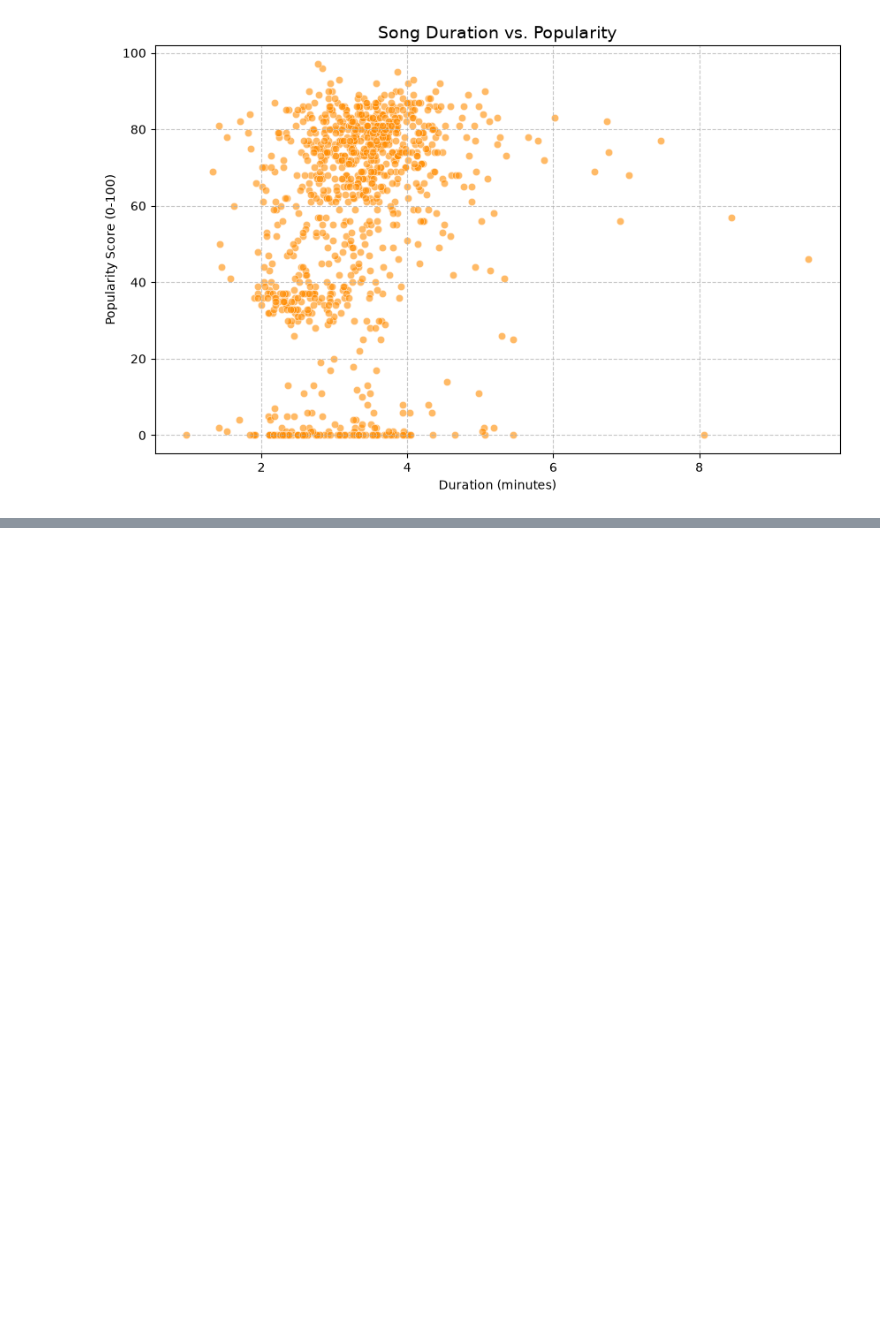
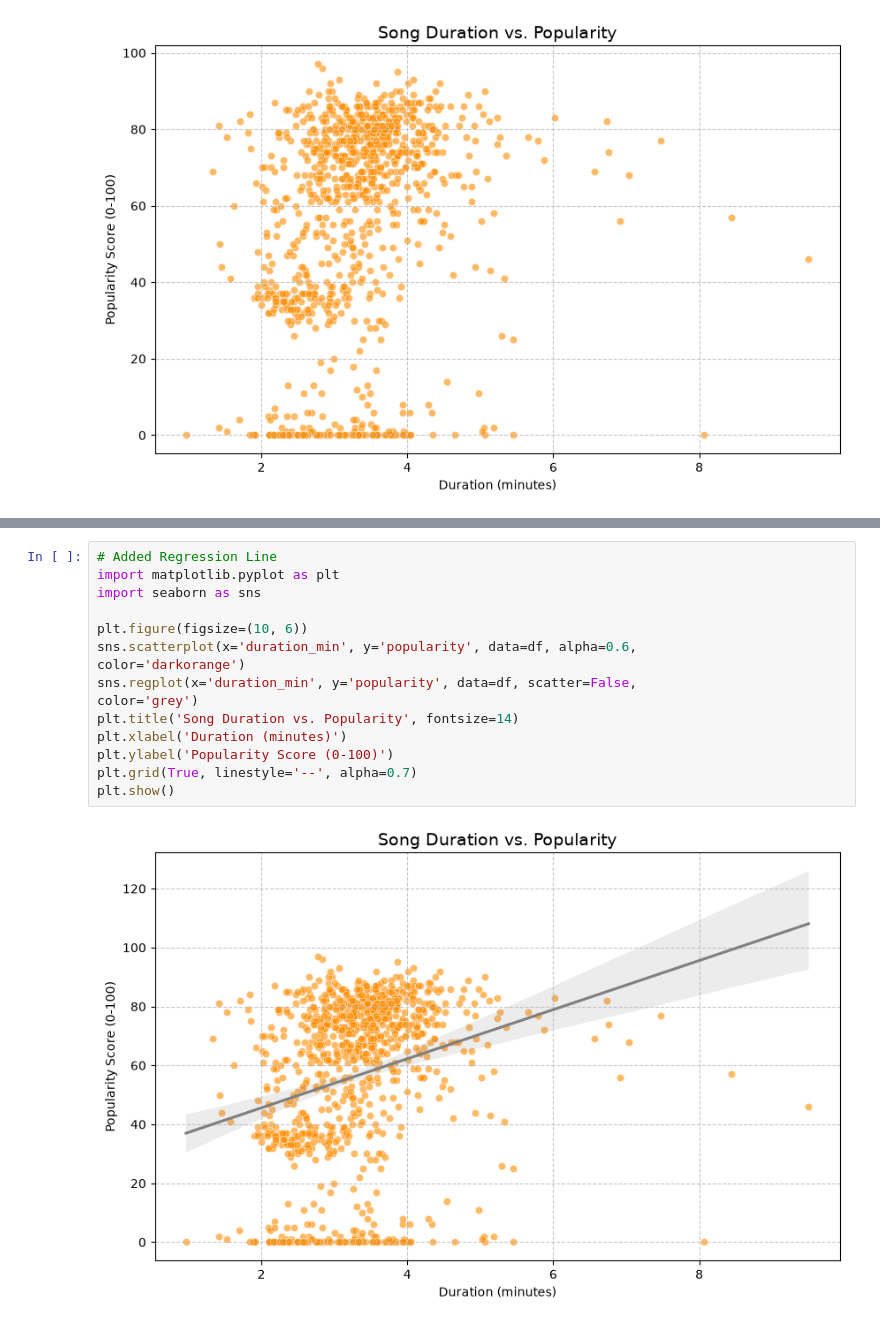
Before and after one commit to Azumi45/Lab8_Data_Visualization, a Jupyter notebook: Lab8_Data_Visualization_Celo.ipynb, the cells around one changed output, grey strips where cells are left out. Drawn from its saved outputs; the diff is of its cells as text; blank space fills up the shorter version.

Commit message:
Completed Activity 8 Data Visualization by Celo

```diff
--- a/Lab8_Data_Visualization_Celo.ipynb
+++ b/Lab8_Data_Visualization_Celo.ipynb
@@ -209,3 +208,20 @@ plt.grid(True, linestyle='--', alpha=0.7)
 plt.show()
 # %% [output]
 [figure]
+# %%
+# Added Regression Line
+import matplotlib.pyplot as plt
+import seaborn as sns
+
+plt.figure(figsize=(10, 6))
+sns.scatterplot(x='duration_min', y='popularity', data=df, alpha=0.6,
+color='darkorange')
+sns.regplot(x='duration_min', y='popularity', data=df, scatter=False,
+color='grey')
+plt.title('Song Duration vs. Popularity', fontsize=14)
+plt.xlabel('Duration (minutes)')
+plt.ylabel('Popularity Score (0-100)')
+plt.grid(True, linestyle='--', alpha=0.7)
+plt.show()
+# %% [output]
+[figure, added]
```
Also changed, not shown: parts of 14 cells of this notebook.
